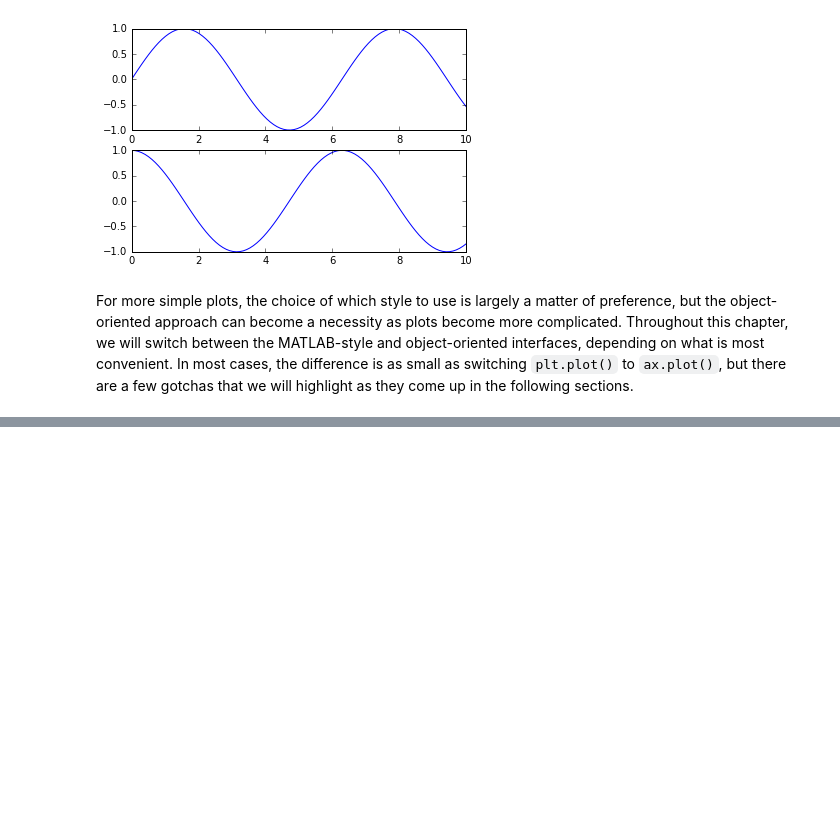
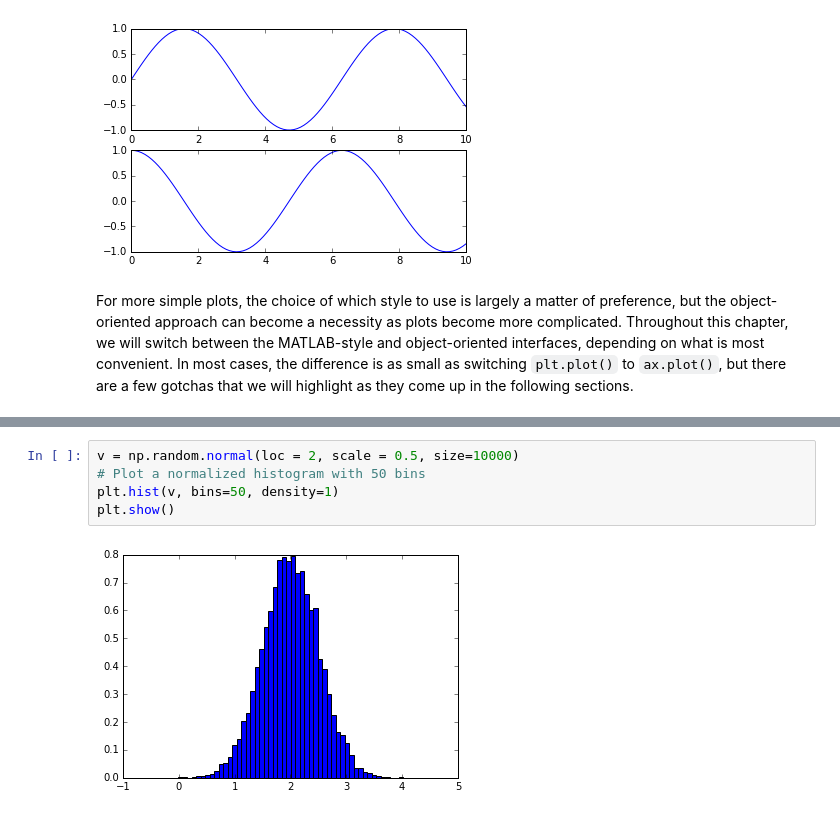
Before and after one commit to JeannieDaniel/coding_workshop, a Jupyter notebook: 0.3 Introduction_To_Matplotlib.ipynb, the cells around one changed output, grey strips where cells are left out. Saved outputs shown, nothing was run; the diff lists cells and outputs as text; blank space fills up the shorter version.

```diff
--- a/0.3 Introduction_To_Matplotlib.ipynb
+++ b/0.3 Introduction_To_Matplotlib.ipynb
@@ -122,0 +127,7 @@ In most cases, the difference is as small as switching ``plt.plot()`` to ``ax.pl
+# %%
+v = np.random.normal(loc = 2, scale = 0.5, size=10000)
+# Plot a normalized histogram with 50 bins
+plt.hist(v, bins=50, density=1)
+plt.show()
+# %% [output]
+[figure, added]
```
Also changed, not shown: parts of 9 cells of this notebook, 2 other files.
